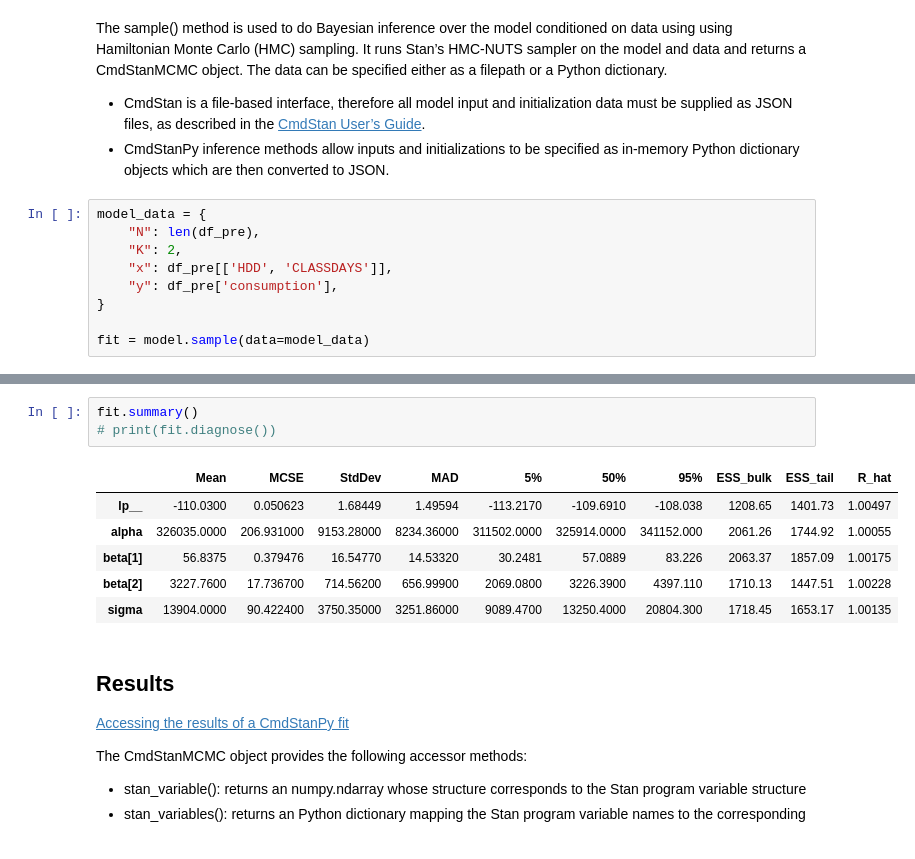
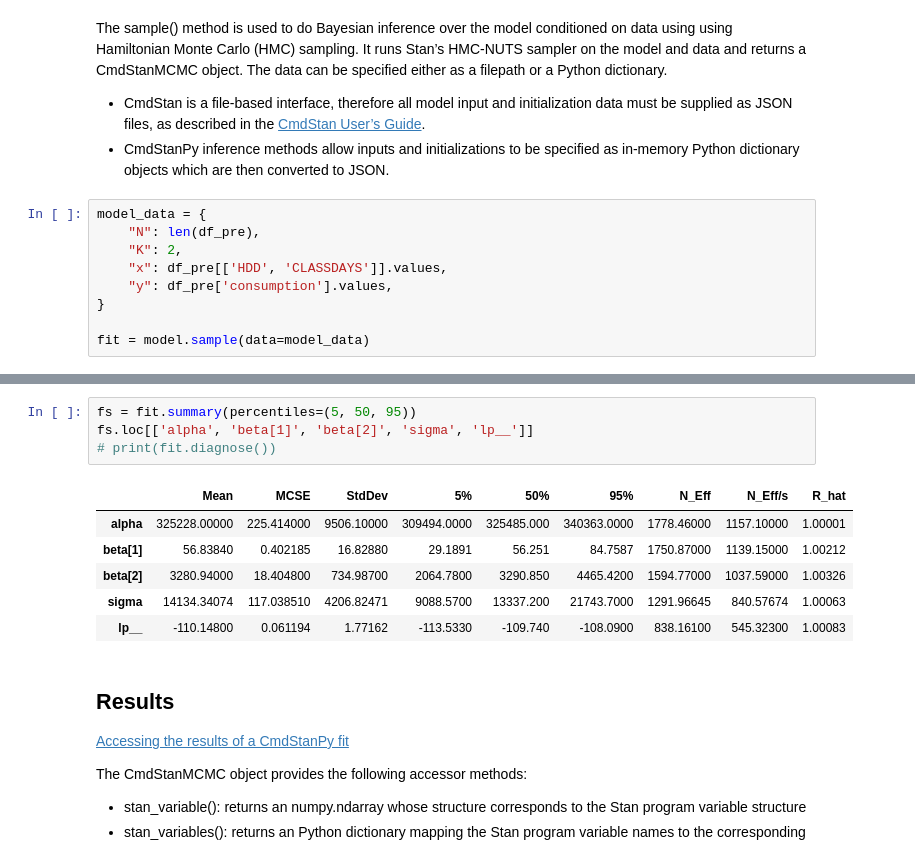
Before and after one commit to locie/poem, a Jupyter notebook: examples/example1.ipynb, the cells around one changed output, grey strips where cells are left out. Cells and saved outputs as stored; diff of their text form.

```diff
--- a/examples/example1.ipynb
+++ b/examples/example1.ipynb
@@ -59,8 +64,8 @@ The sample() method is used to do Bayesian inference over the model conditioned
 model_data = {
     "N": len(df_pre),
     "K": 2,
-    "x": df_pre[['HDD', 'CLASSDAYS']],
-    "y": df_pre['consumption'],
+    "x": df_pre[['HDD', 'CLASSDAYS']].values,
+    "y": df_pre['consumption'].values,
 }
 
 fit = model.sample(data=model_data)
@@ -91,13 +83,14 @@ chain 4 |██████████| 00:01 Sampling completed
 # %%
-fit.summary()
+fs = fit.summary(percentiles=(5, 50, 95))
+fs.loc[['alpha', 'beta[1]', 'beta[2]', 'sigma', 'lp__']]
 # print(fit.diagnose())
 # %% [output]
-|  | Mean | MCSE | StdDev | MAD | 5% | 50% | 95% | ESS_bulk | ESS_tail | R_hat |
-| lp__ | -110.0300 | 0.050623 | 1.68449 | 1.49594 | -113.2170 | -109.6910 | -108.038 | 1208.65 | 1401.73 | 1.00497 |
-| alpha | 326035.0000 | 206.931000 | 9153.28000 | 8234.36000 | 311502.0000 | 325914.0000 | 341152.000 | 2061.26 | 1744.92 | 1.00055 |
-| beta[1] | 56.8375 | 0.379476 | 16.54770 | 14.53320 | 30.2481 | 57.0889 | 83.226 | 2063.37 | 1857.09 | 1.00175 |
-| beta[2] | 3227.7600 | 17.736700 | 714.56200 | 656.99900 | 2069.0800 | 3226.3900 | 4397.110 | 1710.13 | 1447.51 | 1.00228 |
-| sigma | 13904.0000 | 90.422400 | 3750.35000 | 3251.86000 | 9089.4700 | 13250.4000 | 20804.300 | 1718.45 | 1653.17 | 1.00135 |
+|  | Mean | MCSE | StdDev | 5% | 50% | 95% | N_Eff | N_Eff/s | R_hat |
+| alpha | 325228.00000 | 225.414000 | 9506.10000 | 309494.0000 | 325485.000 | 340363.0000 | 1778.46000 | 1157.10000 | 1.00001 |
+| beta[1] | 56.83840 | 0.402185 | 16.82880 | 29.1891 | 56.251 | 84.7587 | 1750.87000 | 1139.15000 | 1.00212 |
+| beta[2] | 3280.94000 | 18.404800 | 734.98700 | 2064.7800 | 3290.850 | 4465.4200 | 1594.77000 | 1037.59000 | 1.00326 |
+| sigma | 14134.34074 | 117.038510 | 4206.82471 | 9088.5700 | 13337.200 | 21743.7000 | 1291.96645 | 840.57674 | 1.00063 |
+| lp__ | -110.14800 | 0.061194 | 1.77162 | -113.5330 | -109.740 | -108.0900 | 838.16100 | 545.32300 | 1.00083 |
 # %% [markdown]
 ## Results
 
```
Also changed, not shown: parts of 12 cells of this notebook, 3 other files.
